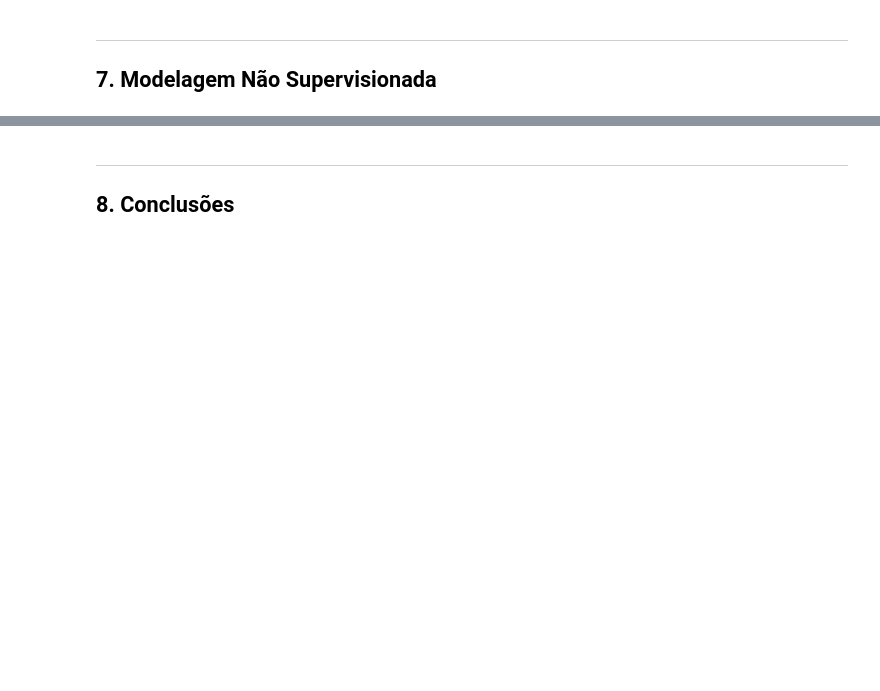
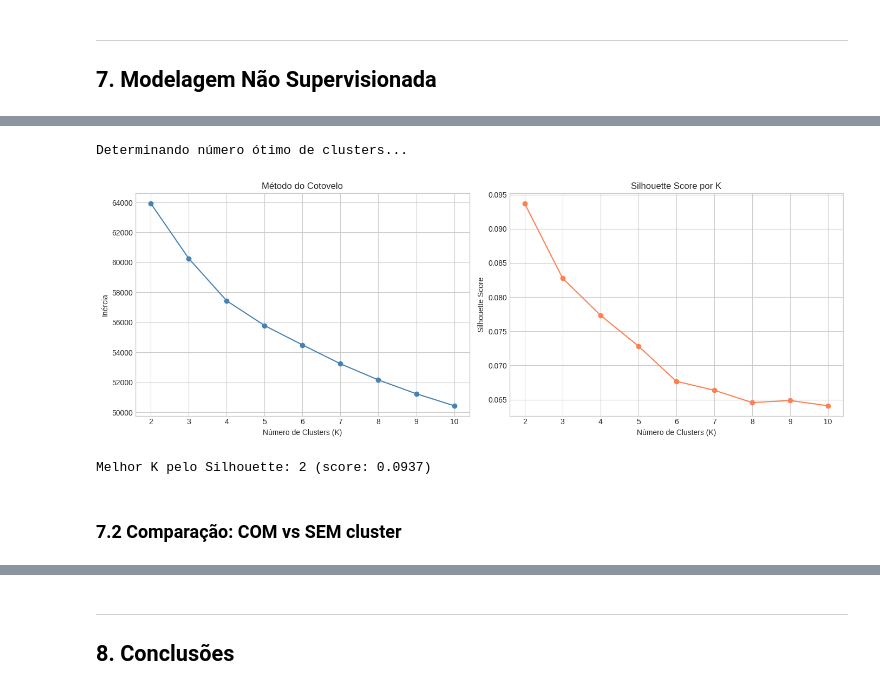
Before and after one commit to JaumGabriell/testesC318, a Jupyter notebook: notebooks/main_analysis.ipynb, the cells around one changed output, grey strips where cells are left out. Saved outputs shown, nothing was run; the diff lists cells and outputs as text; code cells hidden in the pictures; blank space fills up the shorter version.

Commit message:
modified:   README.md 	modified:   notebooks/main_analysis.ipynb 	new file:   reports/clusters_vs_classes.png 	modified:   reports/optimization_comparison.png

```diff
--- a/notebooks/main_analysis.ipynb
+++ b/notebooks/main_analysis.ipynb
@@ -1379,10 +1381,0 @@ plt.show()
-# %%
-# Aplicar K-Means com k=4 (baseado no cotovelo)
-N_CLUSTERS = 4
-
-kmeans = KMeans(n_clusters=N_CLUSTERS, random_state=SEED, n_init=10)
-clusters = kmeans.fit_predict(X_train_processed)
-
-print(f"Clusters encontrados: {N_CLUSTERS}")
-print(f"\nDistribuição dos clusters:")
-print(pd.Series(clusters).value_counts().sort_index())
@@ -1434,0 +1382,58 @@ print("Modelos não supervisionados salvos!")
+# %%
+# Transformer customizado para adicionar cluster como feature
+class ClusterFeatureAdder(BaseEstimator, TransformerMixin):
+    def __init__(self, n_clusters=4, random_state=67):
+        self.n_clusters = n_clusters
+        self.random_state = random_state
+        self.kmeans = None
+
+    def fit(self, X, y=None):
+        self.kmeans = KMeans(n_clusters=self.n_clusters, random_state=self.random_state, n_init=10)
+        self.kmeans.fit(X)
+        return self
+
+    def transform(self, X):
+        clusters = self.kmeans.predict(X).reshape(-1, 1)
+        return np.hstack([X, clusters])
+
+# Determinar número ótimo de clusters (Elbow + Silhouette)
+from sklearn.metrics import silhouette_score
+
+print("Determinando número ótimo de clusters...")
+silhouette_scores = []
+inertias = []
+K_range = range(2, 11)
+
+for k in K_range:
+    kmeans_temp = KMeans(n_clusters=k, random_state=SEED, n_init=10)
+    labels = kmeans_temp.fit_predict(X_train_processed)
+    silhouette_scores.append(silhouette_score(X_train_processed, labels))
+    inertias.append(kmeans_temp.inertia_)
+
+# Visualização
+fig, axes = plt.subplots(1, 2, figsize=(14, 5))
+
+axes[0].plot(K_range, inertias, marker='o', color='steelblue')
+axes[0].set_xlabel('Número de Clusters (K)')
+axes[0].set_ylabel('Inércia')
+axes[0].set_title('Método do Cotovelo')
+axes[0].set_xticks(K_range)
+
+axes[1].plot(K_range, silhouette_scores, marker='o', color='coral')
+axes[1].set_xlabel('Número de Clusters (K)')
+axes[1].set_ylabel('Silhouette Score')
+axes[1].set_title('Silhouette Score por K')
+axes[1].set_xticks(K_range)
+
+plt.tight_layout()
+plt.savefig('../reports/cluster_selection.png', dpi=150, bbox_inches='tight')
+plt.show()
+
+best_k = K_range[np.argmax(silhouette_scores)]
+print(f"\nMelhor K pelo Silhouette: {best_k} (score: {max(silhouette_scores):.4f})")
+# %% [output]
+Determinando número ótimo de clusters...
+[figure, added]
+Melhor K pelo Silhouette: 2 (score: 0.0937)
+# %% [markdown]
+### 7.2 Comparação: COM vs SEM cluster
```
Also changed, not shown: parts of 21 cells of this notebook, 3 other files.
